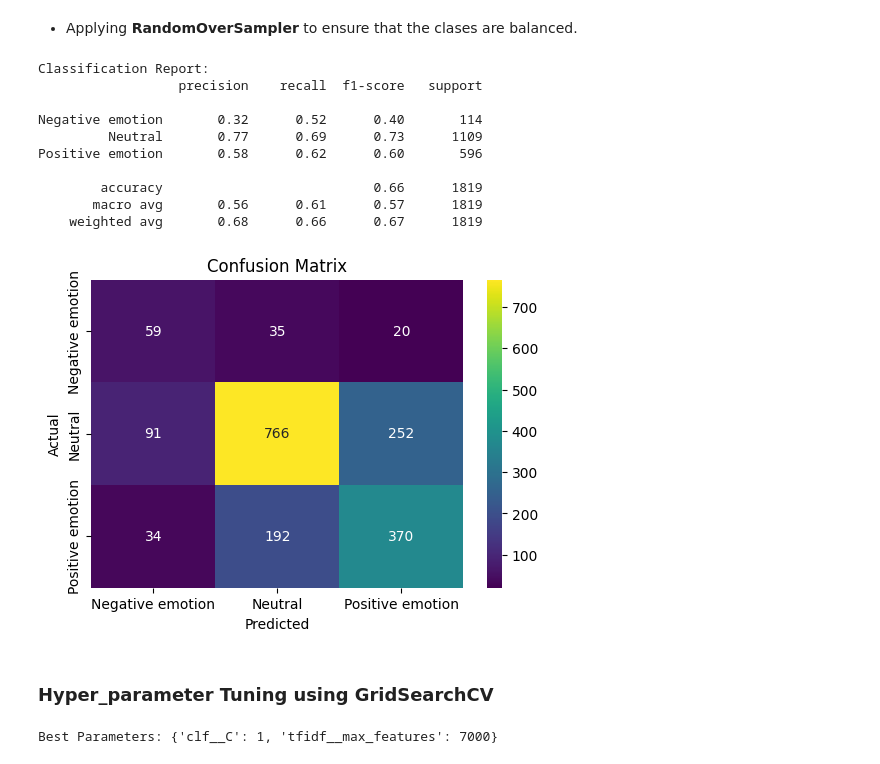
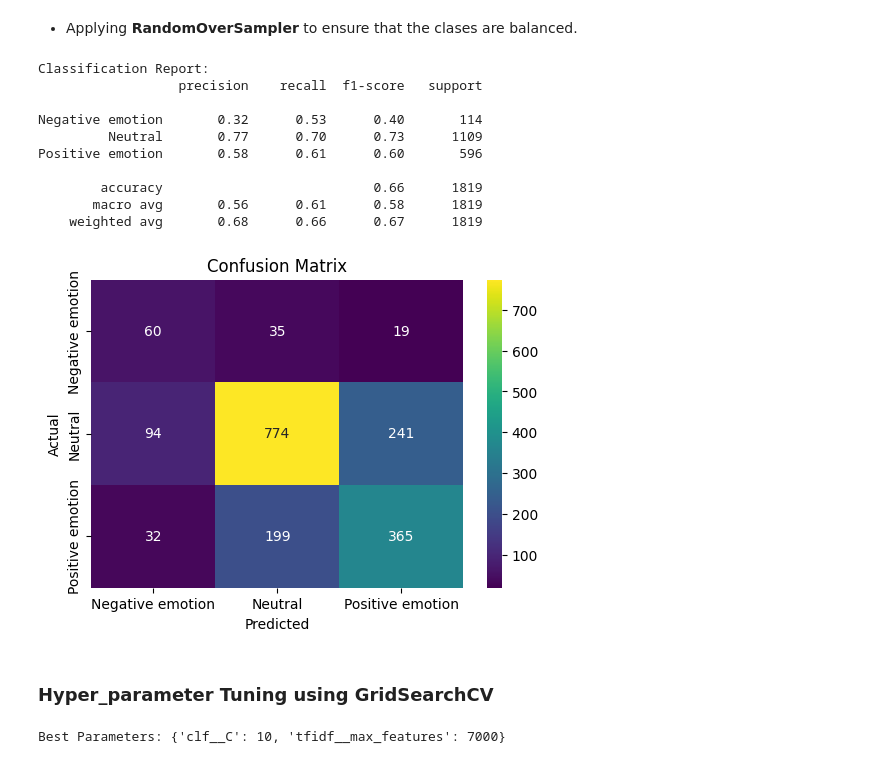
Before and after one commit to r0sh1ddy/apple-and-google-sentimentanalysis, a Jupyter notebook: analysis_nlp.ipynb, the cells around one changed output. Cells and saved outputs as stored; diff of their text form; code cells hidden in the pictures.

```diff
--- a/analysis_nlp.ipynb
+++ b/analysis_nlp.ipynb
@@ -678,7 +694,7 @@ Positive emotion       0.56      0.60      0.58       596
 # %%
 from imblearn.pipeline import Pipeline as ImbPipeline
 from imblearn.over_sampling import RandomOverSampler
-
+from imblearn.over_sampling import SMOTE
 # Data preparation
 X = df['cleaned_text']
 y = df['sentiment']
@@ -691,40 +707,42 @@ X_train, X_test, y_train, y_test = train_test_split(
 # Define pipeline with RandomOverSampler
 pipeline = ImbPipeline([
     ('tfidf', TfidfVectorizer(max_features=5000, stop_words='english')),
-    ('ros', RandomOverSampler(random_state=42)),
+    ('smote',SMOTE(random_state=42)),
     ('clf', LogisticRegression(max_iter=1000))
 ])
+
 
 # Train the model
 pipeline.fit(X_train, y_train)
 
 # Predict
 y_pred = pipeline.predict(X_test)
+
 
 # Evaluate
 print("Classification Report:")
 print(classification_report(y_test, y_pred))
 
 # Confusion Matrix
 plt.figure(figsize=(6,4))
 sns.heatmap(confusion_matrix(y_test, y_pred), annot=True, fmt='d', cmap='viridis',
             xticklabels=pipeline.classes_, yticklabels=pipeline.classes_)
 plt.title('Confusion Matrix')
 plt.xlabel('Predicted')
 plt.ylabel('Actual')
 plt.show()
 # %% [output]
 Classification Report:
                   precision    recall  f1-score   support
 
-Negative emotion       0.32      0.52      0.40       114
-         Neutral       0.77      0.69      0.73      1109
-Positive emotion       0.58      0.62      0.60       596
+Negative emotion       0.32      0.53      0.40       114
+         Neutral       0.77      0.70      0.73      1109
+Positive emotion       0.58      0.61      0.60       596
 
         accuracy                           0.66      1819
-       macro avg       0.56      0.61      0.57      1819
+       macro avg       0.56      0.61      0.58      1819
     weighted avg       0.68      0.66      0.67      1819
-[figure, old version]
+[figure, new version]
 # %% [markdown]
 ### **Hyper_parameter Tuning using GridSearchCV**
 # %%
@@ -739,7 +757,7 @@ grid = GridSearchCV(pipeline, param_grid, cv=5, scoring='accuracy')
 grid.fit(X_train, y_train)
 print("Best Parameters:", grid.best_params_)
 # %% [output]
-Best Parameters: {'clf__C': 1, 'tfidf__max_features': 7000}
+Best Parameters: {'clf__C': 10, 'tfidf__max_features': 7000}
 # %%
 # 1. Prepare data
 X = df['cleaned_text']
```
Also changed, not shown: parts of 11 cells of this notebook.
